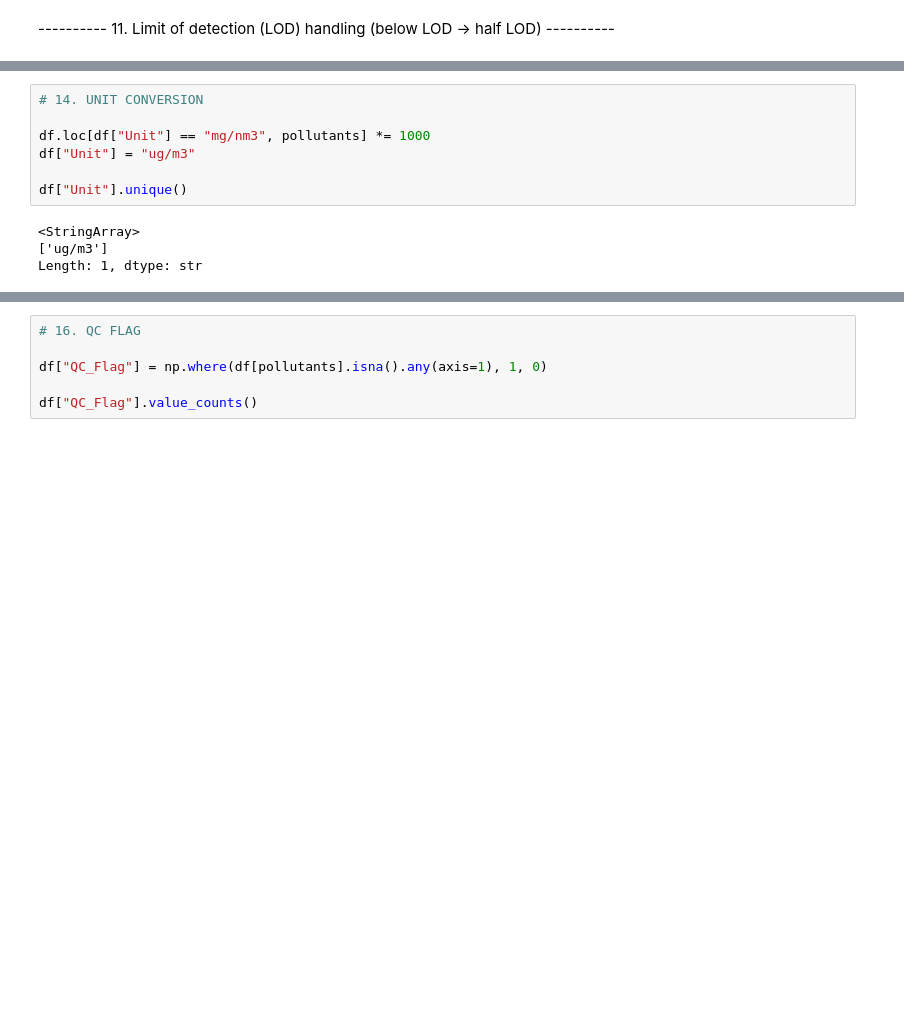
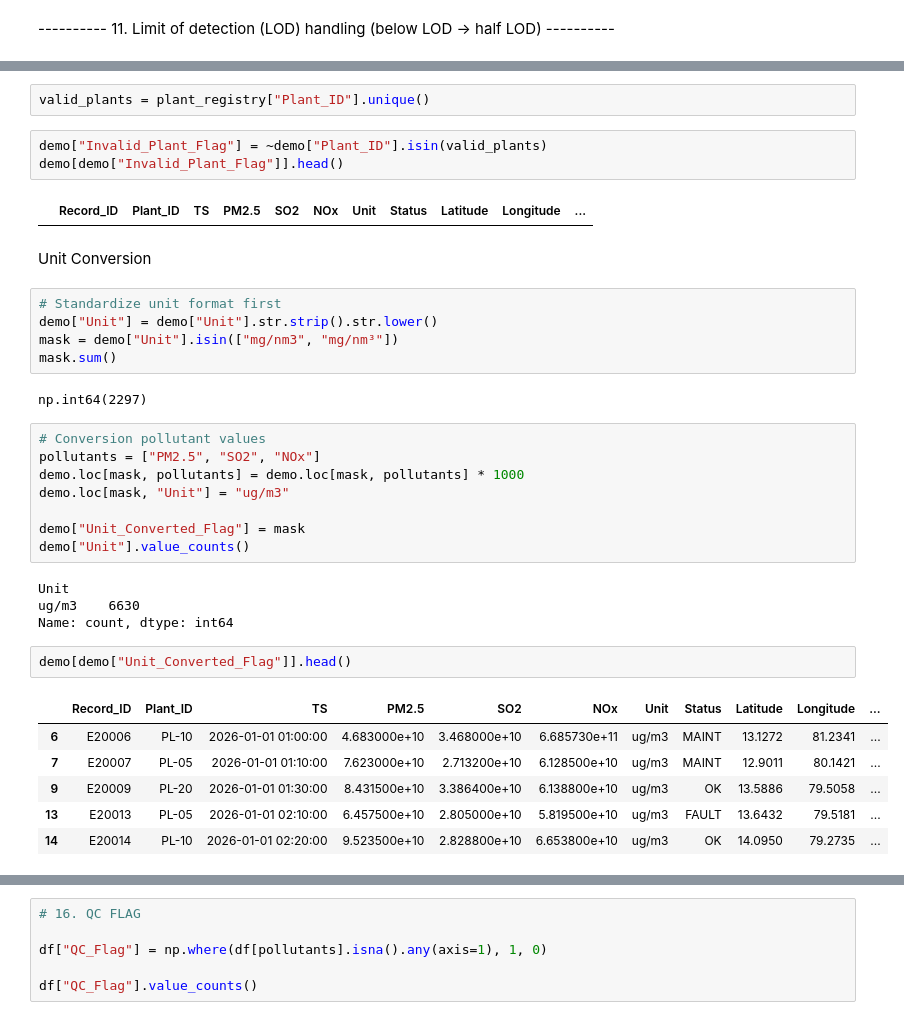
Before and after one commit to Harshi-63/Pollution_Control--CG, a Jupyter notebook: cleaning.ipynb, the cells around one changed output, grey strips where cells are left out. Saved outputs shown, nothing was run; the diff lists cells and outputs as text; blank space fills up the shorter version.

```diff
--- a/cleaning.ipynb
+++ b/cleaning.ipynb
@@ -333,11 +331,37 @@ df[["Plant_ID", "Stack_ID", "Stack_Map_Flag"]].head()
+# %%
+valid_plants = plant_registry["Plant_ID"].unique()
+# %%
+demo["Invalid_Plant_Flag"] = ~demo["Plant_ID"].isin(valid_plants)
+demo[demo["Invalid_Plant_Flag"]].head()
+# %% [output]
+|  | Record_ID | Plant_ID | TS | PM2.5 | SO2 | NOx | Unit | Status | Latitude | Longitude | ... |
+# %% [markdown]
+Unit Conversion
 # %%
-# 14. UNIT CONVERSION
-
-df.loc[df["Unit"] == "mg/nm3", pollutants] *= 1000
-df["Unit"] = "ug/m3"
-
-df["Unit"].unique()
+# Standardize unit format first
+demo["Unit"] = demo["Unit"].str.strip().str.lower()
+mask = demo["Unit"].isin(["mg/nm3", "mg/nm³"])
+mask.sum()
 # %% [output]
-<StringArray>
-['ug/m3']
-Length: 1, dtype: str
+np.int64(2297)
+# %%
+# Conversion pollutant values
+pollutants = ["PM2.5", "SO2", "NOx"]
+demo.loc[mask, pollutants] = demo.loc[mask, pollutants] * 1000
+demo.loc[mask, "Unit"] = "ug/m3"
+
+demo["Unit_Converted_Flag"] = mask
+demo["Unit"].value_counts()
+# %% [output]
+Unit
+ug/m3    6630
+Name: count, dtype: int64
+# %%
+demo[demo["Unit_Converted_Flag"]].head()
+# %% [output]
+|  | Record_ID | Plant_ID | TS | PM2.5 | SO2 | NOx | Unit | Status | Latitude | Longitude | ... |
+| 6 | E20006 | PL-10 | 2026-01-01 01:00:00 | 4.683000e+10 | 3.468000e+10 | 6.685730e+11 | ug/m3 | MAINT | 13.1272 | 81.2341 | ... |
+| 7 | E20007 | PL-05 | 2026-01-01 01:10:00 | 7.623000e+10 | 2.713200e+10 | 6.128500e+10 | ug/m3 | MAINT | 12.9011 | 80.1421 | ... |
+| 9 | E20009 | PL-20 | 2026-01-01 01:30:00 | 8.431500e+10 | 3.386400e+10 | 6.138800e+10 | ug/m3 | OK | 13.5886 | 79.5058 | ... |
+| 13 | E20013 | PL-05 | 2026-01-01 02:10:00 | 6.457500e+10 | 2.805000e+10 | 5.819500e+10 | ug/m3 | FAULT | 13.6432 | 79.5181 | ... |
+| 14 | E20014 | PL-10 | 2026-01-01 02:20:00 | 9.523500e+10 | 2.828800e+10 | 6.653800e+10 | ug/m3 | OK | 14.0950 | 79.2735 | ... |
```
Also changed, not shown: parts of 22 cells of this notebook, 2 other files.
